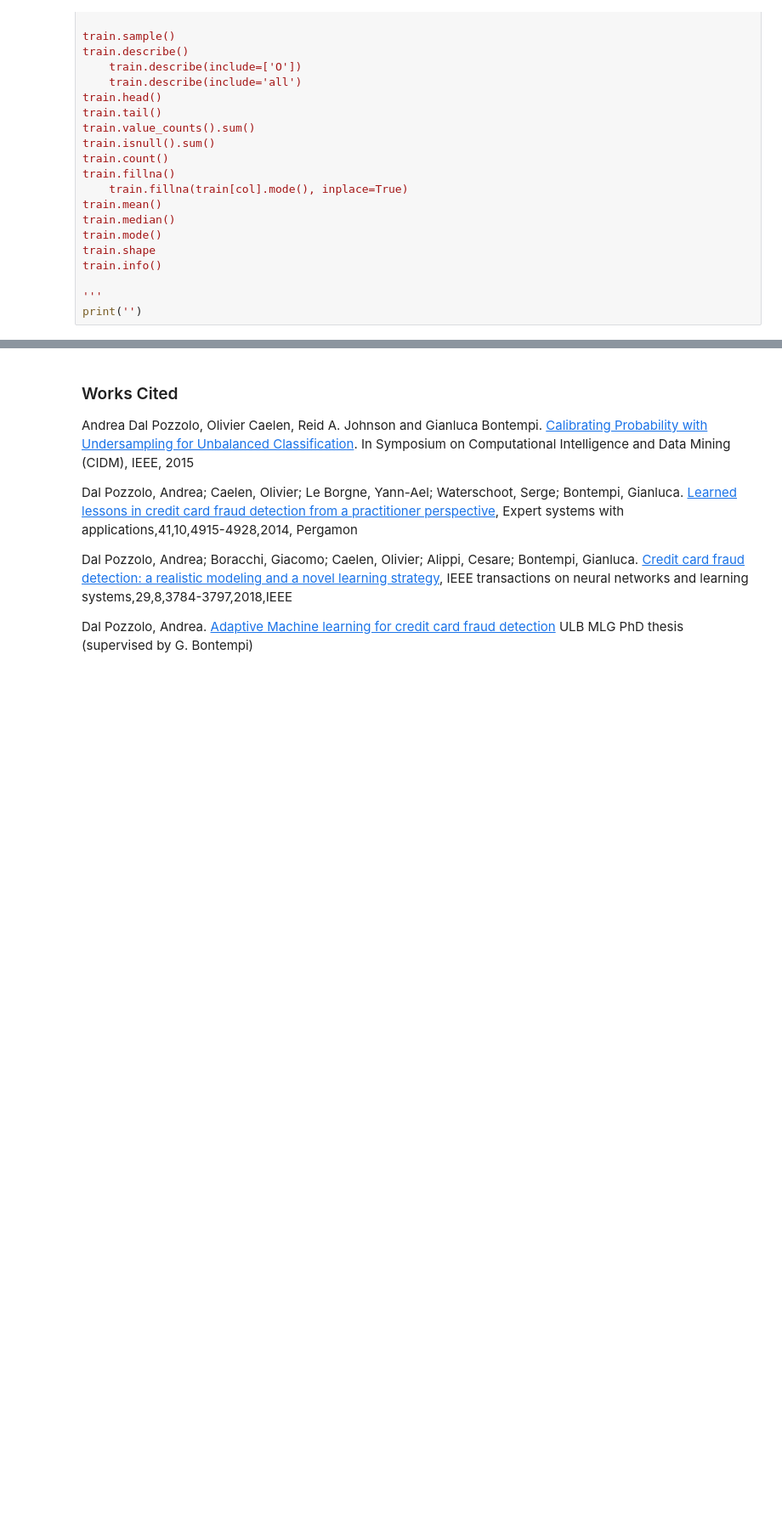
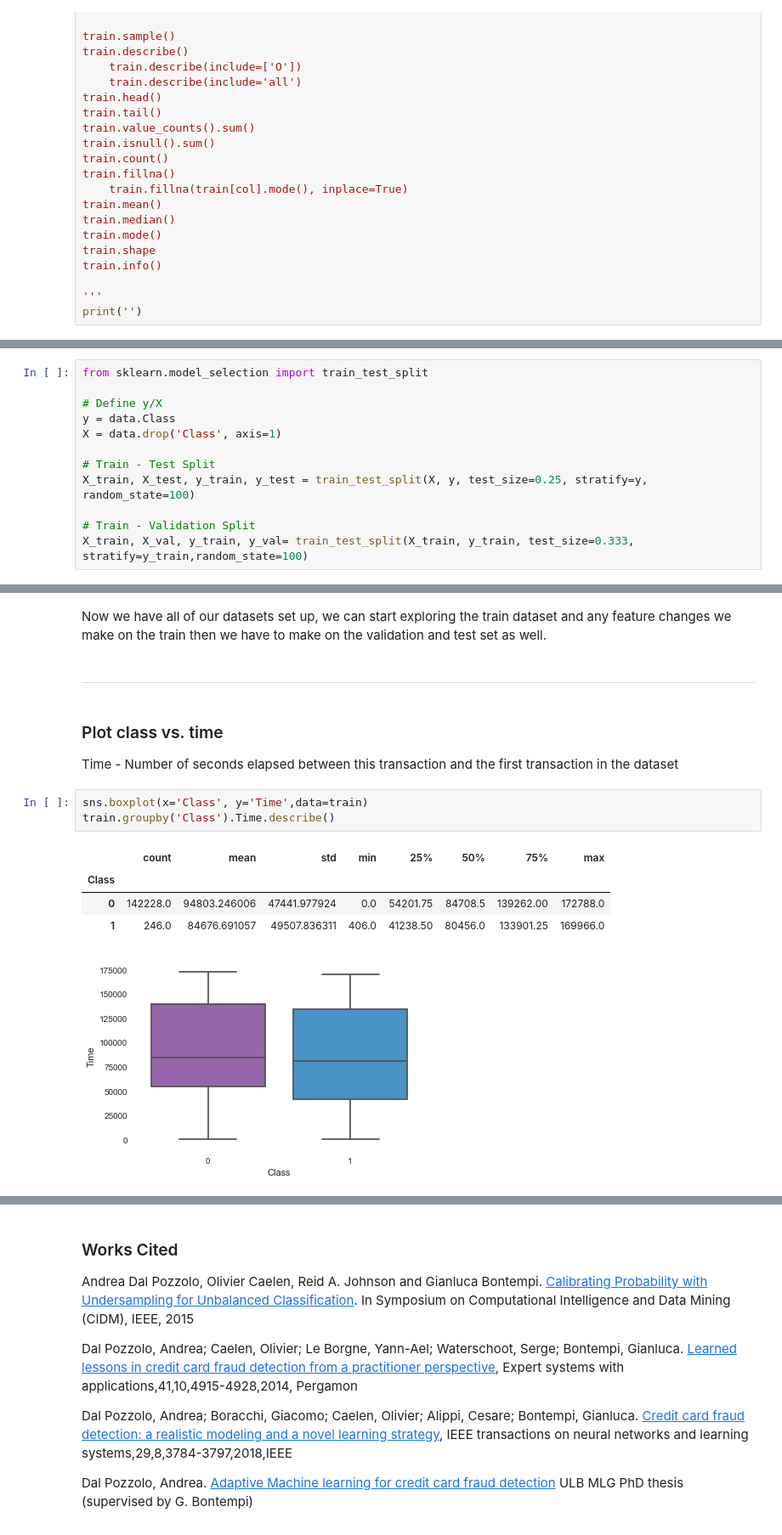
Before and after one commit to davidtnly/Python, a Jupyter notebook: MachineLearning/17-credit-card-fraud-detection.ipynb, the cells around one changed output, grey strips where cells are left out. Shown: that part at 85% size. Saved outputs shown, nothing was run; the diff lists cells and outputs as text; blank space fills up the shorter version.

```diff
--- a/MachineLearning/17-credit-card-fraud-detection.ipynb
+++ b/MachineLearning/17-credit-card-fraud-detection.ipynb
@@ -257,0 +397,12 @@ Use sklearn's pipeline library to wrap their preprocessing, feature selection an
+# %%
+from sklearn.model_selection import train_test_split
+
+# Define y/X
+y = data.Class
+X = data.drop('Class', axis=1)
+
+# Train - Test Split
+X_train, X_test, y_train, y_test = train_test_split(X, y, test_size=0.25, stratify=y, random_state=100)
+
+# Train - Validation Split
+X_train, X_val, y_train, y_val= train_test_split(X_train, y_train, test_size=0.333, stratify=y_train,random_state=100)
@@ -257,0 +423,17 @@ Use sklearn's pipeline library to wrap their preprocessing, feature selection an
+# %% [markdown]
+Now we have all of our datasets set up, we can start exploring the train dataset and any feature changes we make on the train then we have to make on the validation and test set as well.
+# %% [markdown]
+------
+# %% [markdown]
+### Plot class vs. time
+
+Time - Number of seconds elapsed between this transaction and the first transaction in the dataset
+# %%
+sns.boxplot(x='Class', y='Time',data=train)
+train.groupby('Class').Time.describe()
+# %% [output]
+|  | count | mean | std | min | 25% | 50% | 75% | max |
+| Class |  |  |  |  |  |  |  |  |
+| 0 | 142228.0 | 94803.246006 | 47441.977924 | 0.0 | 54201.75 | 84708.5 | 139262.00 | 172788.0 |
+| 1 | 246.0 | 84676.691057 | 49507.836311 | 406.0 | 41238.50 | 80456.0 | 133901.25 | 169966.0 |
+[figure, added]
```
Also changed, not shown: parts of 68 cells of this notebook, 1 other file.
